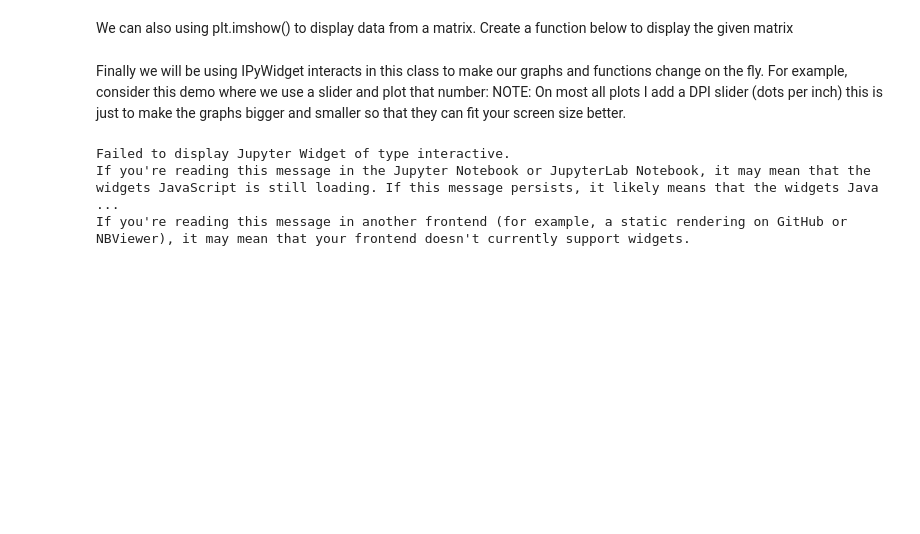
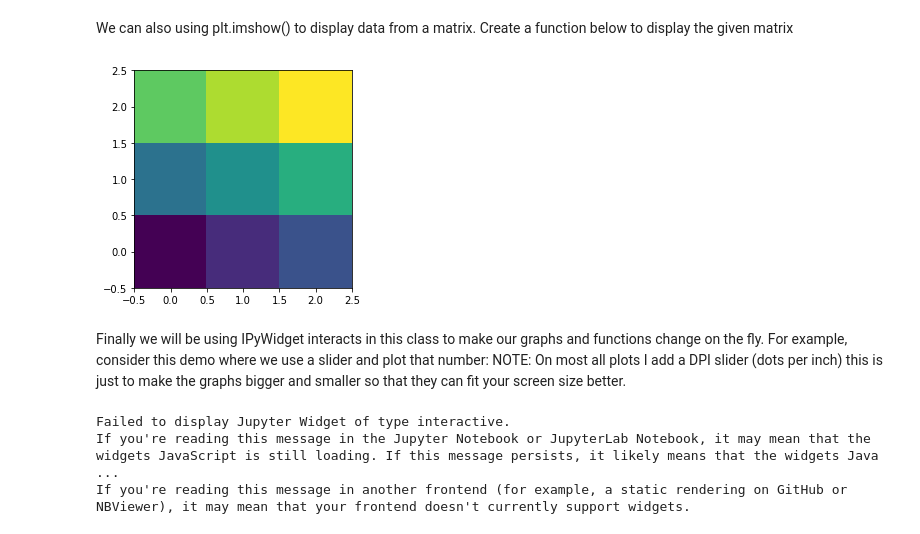
Before and after one commit to alexsludds/MIT-6.058-Notebook, a Jupyter notebook: 1 - Install and Intro.ipynb, the cells around one changed output. Drawn from its saved outputs; the diff is of its cells as text; code cells hidden in the pictures; blank space fills up the shorter version.

```diff
--- a/1 - Install and Intro.ipynb
+++ b/1 - Install and Intro.ipynb
@@ -57,8 +70,12 @@ Create a function below to display the given matrix
 # %%
 matrix = np.array([[1,2,3],[4,5,6],[7,8,9]])
 def plotmatrix(matrix):
-    pass
+    plt.figure()
+    plt.imshow(matrix,origin='lower')
+    plt.show()
 plotmatrix(matrix)
+# %% [output]
+[figure, added]
 # %% [markdown]
 Finally we will be using IPyWidget interacts in this class to make our graphs and functions change on the fly. For example, consider this demo where we use a slider and plot that number:
 NOTE: On most all plots I add a DPI slider (dots per inch) this is just to make the graphs bigger and smaller so that they can fit your screen size better.
```
Also changed, not shown: parts of 4 cells of this notebook, 1 other file.
